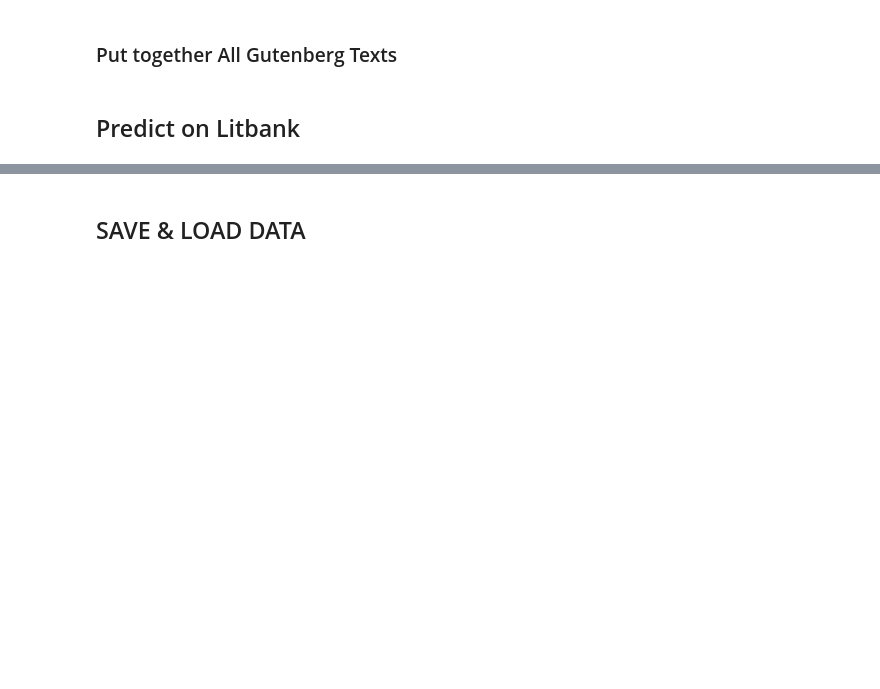
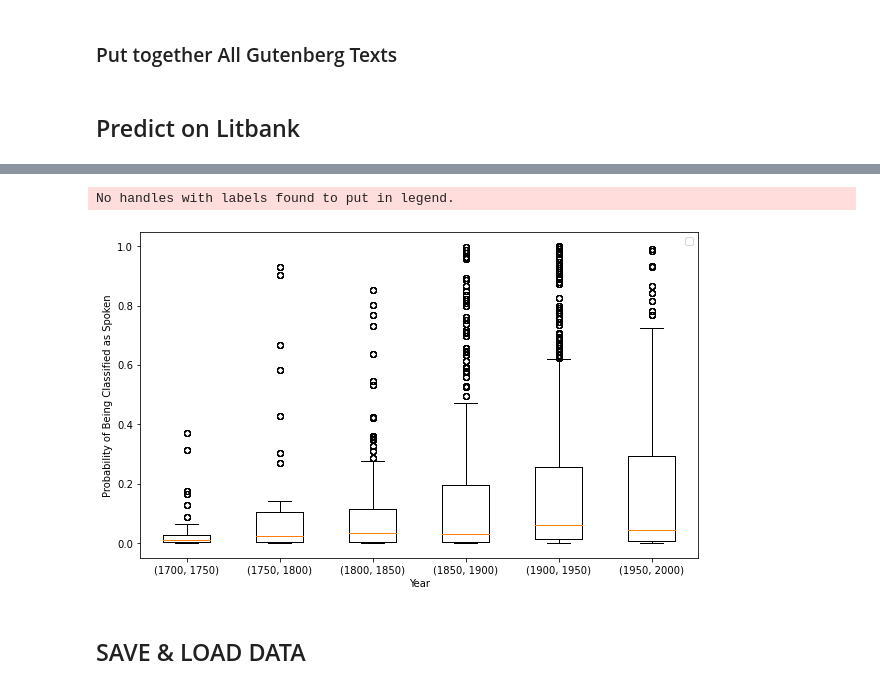
Before and after one commit to 21dmohan/info190_final, a Jupyter notebook: main.ipynb, the cells around one changed output, grey strips where cells are left out. Cells and saved outputs as stored; diff of their text form; code cells hidden in the pictures; blank space fills up the shorter version.

```diff
--- a/main.ipynb
+++ b/main.ipynb
@@ -514,3 +599,20 @@ Number of fic: 755
+# %%
+delta = 50
+time_periods = [(i, i + delta) for i in range(1700, 2000, delta)]
+probas_periods = [[a["proba"][1] for a in full_guten if (a["year"] >= t[0] and a["year"] < t[1])] for t in time_periods]
+
+# plt.gcf().set_size_inches(10, 6)
+fig, ax1 = plt.subplots(figsize=(10, 6))
+for probas in probas_periods:
+    plt.boxplot(probas_periods)
+plt.xticks(list(range(1, len(time_periods) + 1)), [str(t) for t in time_periods])
+plt.xlabel('Year')
+plt.ylabel('Probability of Being Classified as Spoken')
+plt.legend(loc='upper right')
+plt.show()
+# %% [output]
+No handles with labels found to put in legend.
+[figure, added]
 # %% [markdown]
 ## SAVE & LOAD DATA
 # %%
```
Also changed, not shown: parts of 22 cells of this notebook.
